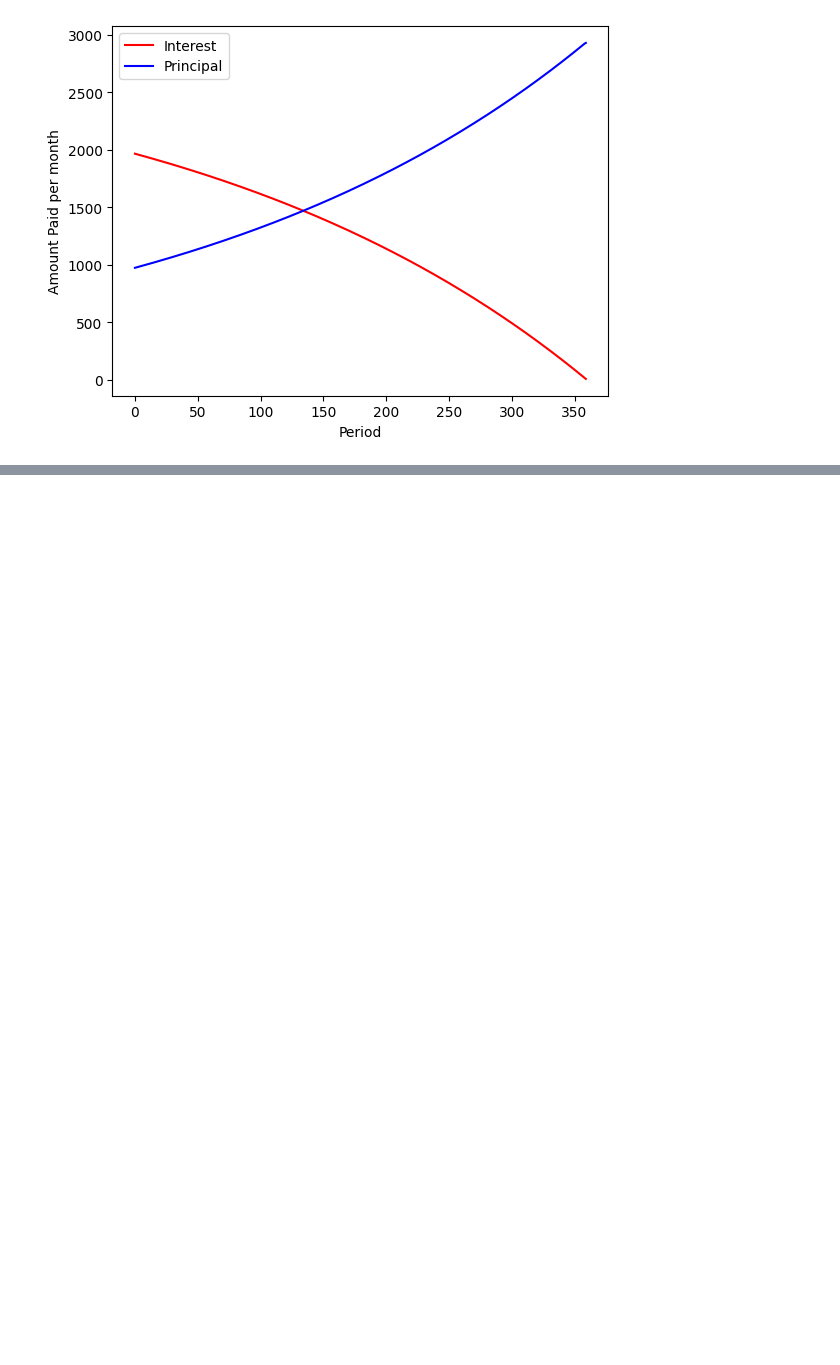
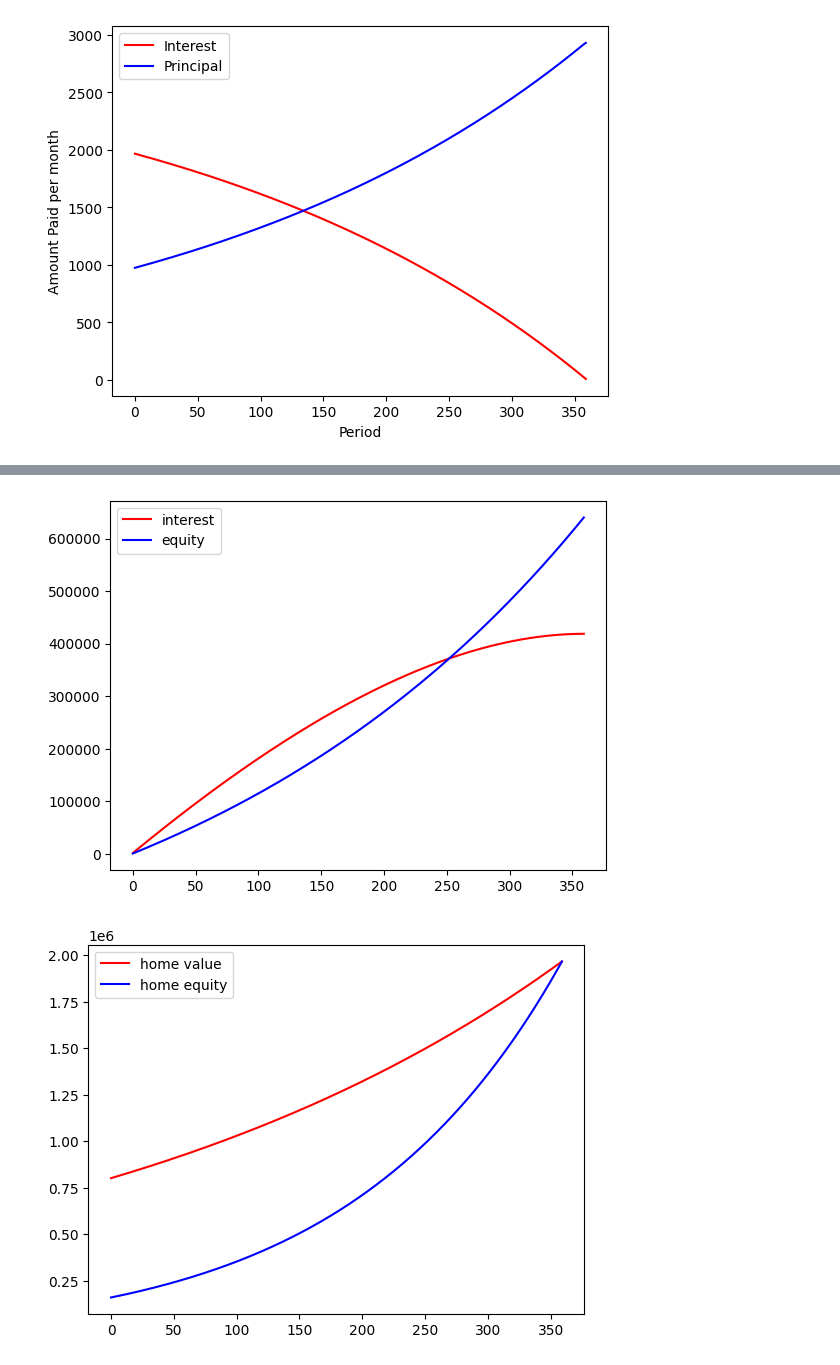
Before and after one commit to Metashaker/ai-learning, a Jupyter notebook: intro-to-financial-concepts.ipynb, the cells around one changed output, grey strips where cells are left out. Drawn from its saved outputs; the diff is of its cells as text; code cells hidden in the pictures; blank space fills up the shorter version.

```diff
--- a/intro-to-financial-concepts.ipynb
+++ b/intro-to-financial-concepts.ipynb
@@ -537,0 +554,35 @@ plt.show()
+# %%
+import numpy as np
+
+# Calculate the cumulative home equity (principal) over time
+cumulative_home_equity = np.cumsum(principal_paid)
+
+# Calculate the cumulative interest paid over time
+cumulative_interest_paid = np.cumsum(interest_paid)
+
+# Calculate your percentage home equity over time
+cumulative_percent_owned = down_payment_percent + (cumulative_home_equity/home_value)
+
+# Plot the cumulative interest paid vs equity accumulated
+plt.plot(cumulative_interest_paid, color='red', label='interest')
+plt.plot(cumulative_home_equity, color='blue', label='equity')
+plt.legend()
+plt.show()
+
+# Calculate the cumulative growth over time
+cumulative_growth_forecast = np.cumprod(1 + np.full((30*12), 0.0025))
+
+# Forecast the home value over time
+home_value_forecast = home_value * cumulative_growth_forecast
+
+# Forecast the home equity value owned over time
+cumulative_home_value_owned = home_value_forecast * cumulative_percent_owned
+
+# Plot the home value vs equity accumulated
+#Calculate your home equity value over time given a steady growth rate of 0.25% per month
+plt.plot(home_value_forecast, color='red', label='home value')
+plt.plot(cumulative_home_value_owned, color='blue', label='home equity')
+plt.legend()
+# %% [output]
+[figure, added]
+[figure, added]
```
Also changed, not shown: parts of 9 cells of this notebook.
